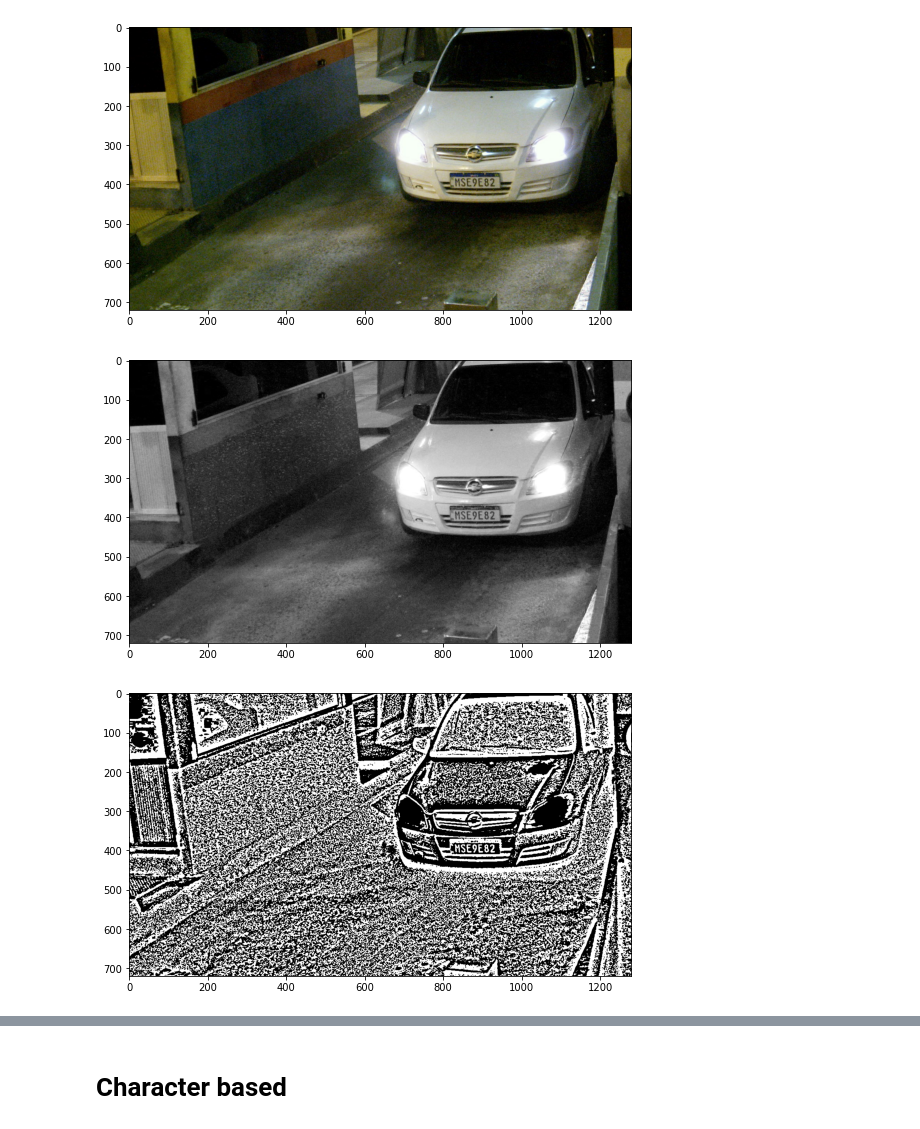
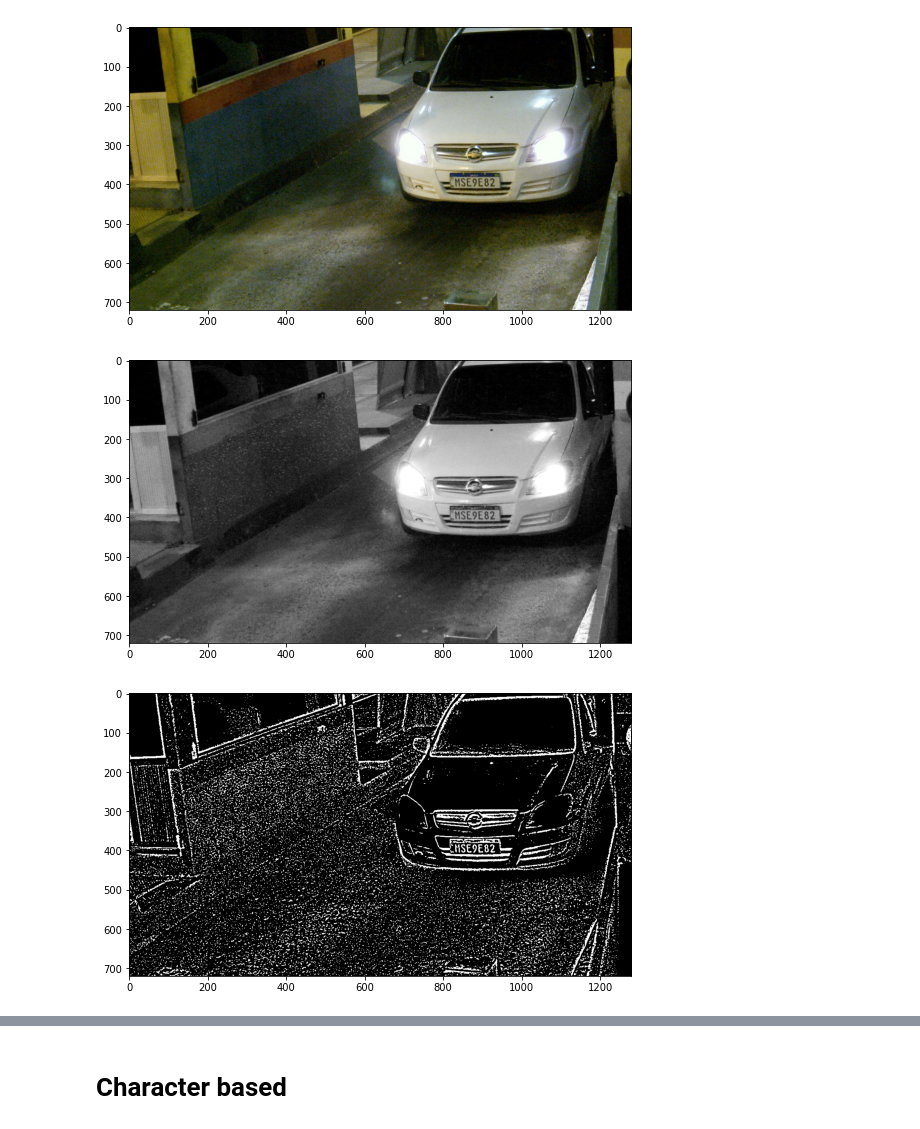
Before and after one commit to thanhlam104/LPR, a Jupyter notebook: visual.ipynb, the cells around one changed output, grey strips where cells are left out. Drawn from its saved outputs; the diff is of its cells as text; code cells hidden in the pictures.

```diff
--- a/visual.ipynb
+++ b/visual.ipynb
@@ -21,12 +21,12 @@ plot_img(img)
 # %% [output]
 [figure]
 # %%
-img_gray_scale, img_thresh = Preprocess.preprocess(img, 39, 1)
+img_gray_scale, img_thresh = Preprocess.preprocess(img, 19, 9)
 plot_img(img_gray_scale)
 plot_img(img_thresh)
 # %% [output]
 [figure]
-[figure, old version]
+[figure, new version]
 # %%
 list_possible_chars = DetectPlates.find_possible_chars(img_thresh)
 imgContours = np.zeros((height, width, 3), np.uint8)
```
Also changed, not shown: parts of 7 cells of this notebook, 1 other file.
